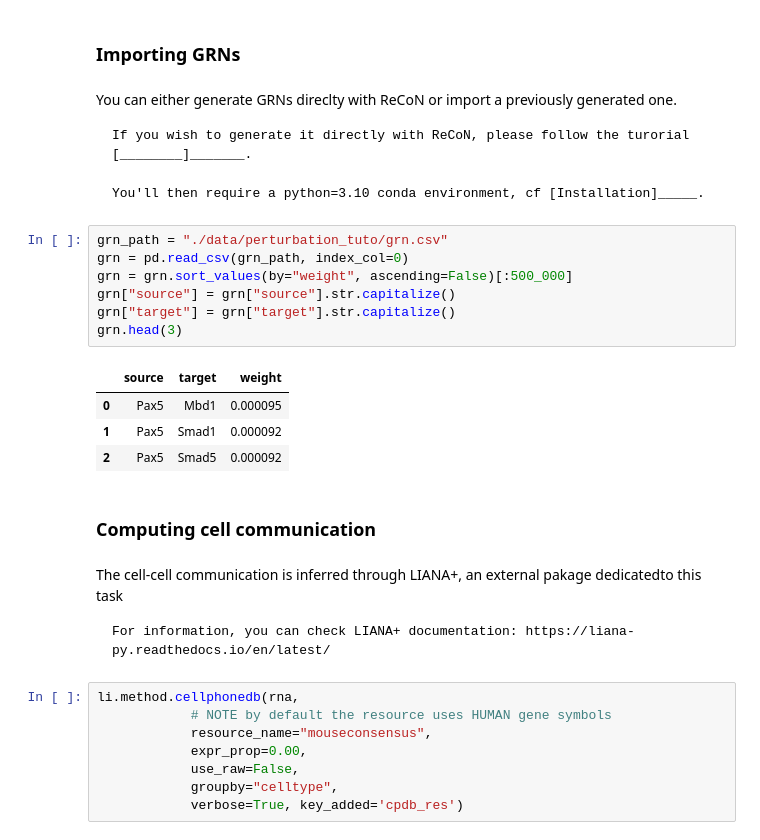
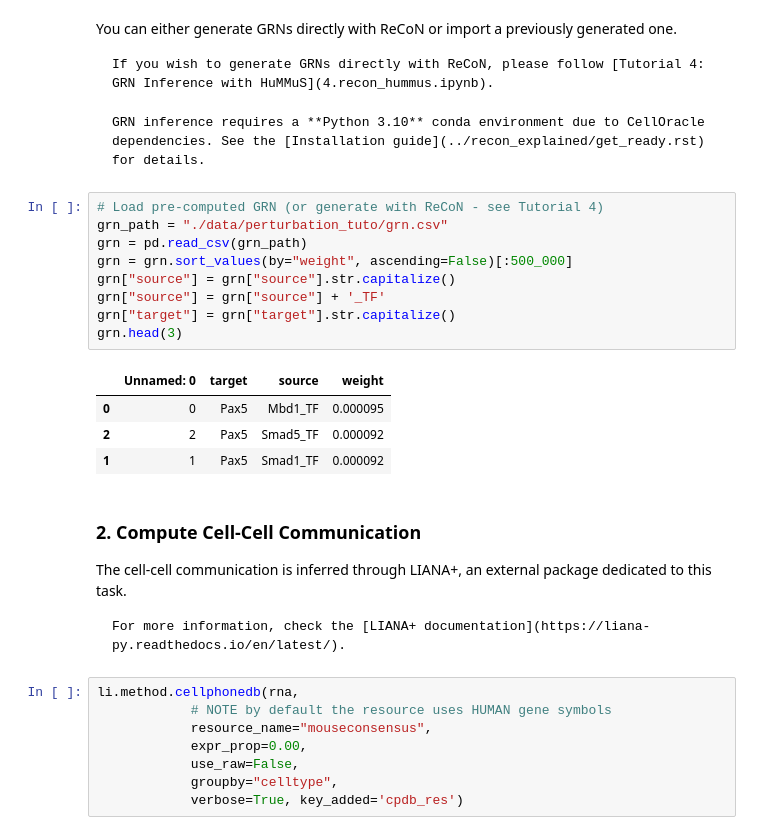
Before and after one commit to cantinilab/ReCoN, a Jupyter notebook: docs/source/recon_examples/2.recon_multicellular_coordination.ipynb, the cells around one changed output. Cells and saved outputs as stored; diff of their text form.

````diff
--- a/docs/source/recon_examples/2.recon_multicellular_coordination.ipynb
+++ b/docs/source/recon_examples/2.recon_multicellular_coordination.ipynb
@@ -76,35 +89,35 @@ rna.obs["celltype"].unique().tolist()[:5]
-# %% [markdown]
-### Importing GRNs
 # %% [markdown]
-You can either generate GRNs direclty with ReCoN or import a previously generated one.<br>
+You can either generate GRNs directly with ReCoN or import a previously generated one.
 
 ```{tip}
-If you wish to generate it directly with ReCoN, please follow the turorial [________]_______.
+If you wish to generate GRNs directly with ReCoN, please follow [Tutorial 4: GRN Inference with HuMMuS](4.recon_hummus.ipynb).
 ```
 
 ```{warning}
-You'll then require a python=3.10 conda environment, cf [Installation]_____.
+GRN inference requires a **Python 3.10** conda environment due to CellOracle dependencies. See the [Installation guide](../recon_explained/get_ready.rst) for details.
 ```
 # %%
+# Load pre-computed GRN (or generate with ReCoN - see Tutorial 4)
 grn_path = "./data/perturbation_tuto/grn.csv"
-grn = pd.read_csv(grn_path, index_col=0)
+grn = pd.read_csv(grn_path)
 grn = grn.sort_values(by="weight", ascending=False)[:500_000]
 grn["source"] = grn["source"].str.capitalize()
+grn["source"] = grn["source"] + '_TF'
 grn["target"] = grn["target"].str.capitalize()
 grn.head(3)
 # %% [output]
-|  | source | target | weight |
-| 0 | Pax5 | Mbd1 | 0.000095 |
-| 1 | Pax5 | Smad1 | 0.000092 |
-| 2 | Pax5 | Smad5 | 0.000092 |
+|  | Unnamed: 0 | target | source | weight |
+| 0 | 0 | Pax5 | Mbd1_TF | 0.000095 |
+| 2 | 2 | Pax5 | Smad5_TF | 0.000092 |
+| 1 | 1 | Pax5 | Smad1_TF | 0.000092 |
 # %% [markdown]
-### Computing cell communication
+### 2. Compute Cell-Cell Communication
+
+The cell-cell communication is inferred through LIANA+, an external package dedicated to this task.
+
+```{tip}
+For more information, check the [LIANA+ documentation](https://liana-py.readthedocs.io/en/latest/).
+```
-# %% [markdown]
-The cell-cell communication is inferred through LIANA+, an external pakage dedicatedto this task
-
-```{tip}
-For information, you can check LIANA+ documentation: https://liana-py.readthedocs.io/en/latest/
-```
 # %%
 li.method.cellphonedb(rna,
             # NOTE by default the resource uses HUMAN gene symbols
````
Also changed, not shown: parts of 45 cells of this notebook, 4 other files.
